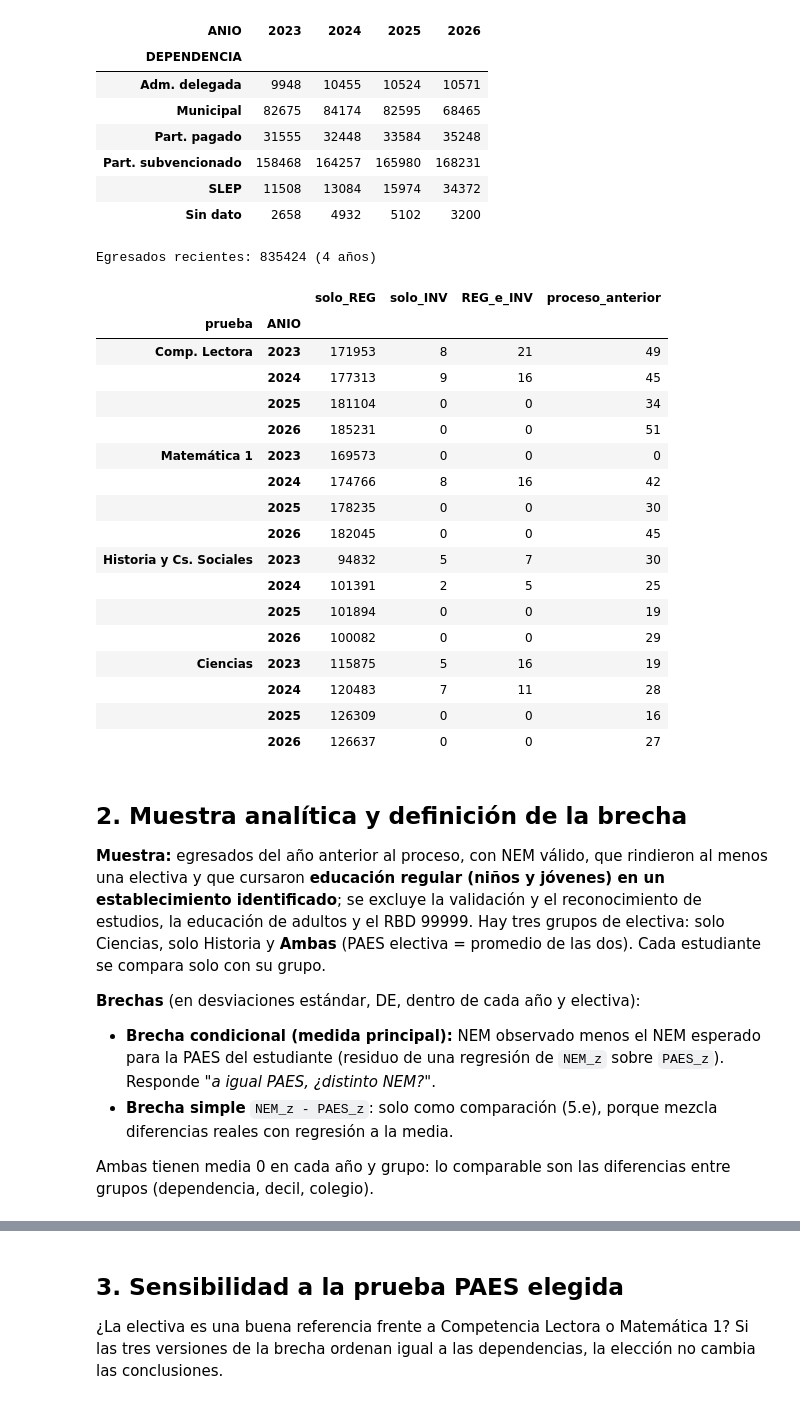
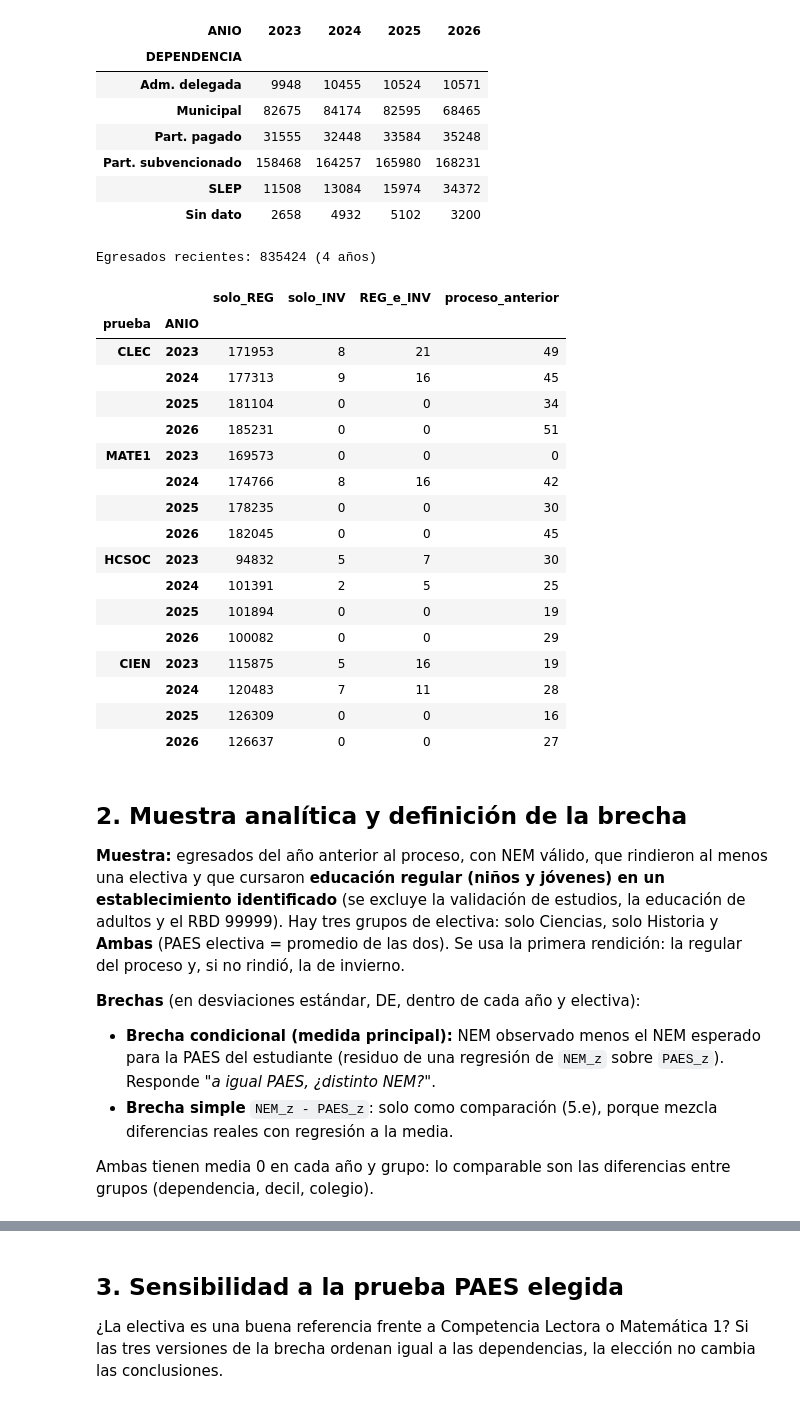
Before and after one commit to msegoviag2007/imt2200, a Jupyter notebook: notebooks/02_eda.ipynb, the cells around one changed output, grey strips where cells are left out. Cells and saved outputs as stored; diff of their text form; code cells hidden in the pictures.

```diff
--- a/notebooks/02_eda.ipynb
+++ b/notebooks/02_eda.ipynb
@@ -55,0 +9,14 @@ Panel: 1240008 inscritos, años [2023, 2024, 2025, 2026]
+# %%
+# Librerías, funciones del proyecto (src/) y carga del panel.
+import sys
+
+import matplotlib.pyplot as plt
+import numpy as np
+import pandas as pd
+from scipy.stats.contingency import association
+
+sys.path.insert(0, '..')  # para importar src/ desde notebooks/
+from src.funciones import estandarizar, mostrar  # noqa: E402
+
+panel = pd.read_parquet('../data/processed/panel_completo.parquet')
+print(f'Panel: {len(panel)} inscritos')
@@ -100,42 +76,40 @@ display(pd.crosstab(dependencia.fillna('Sin dato'), panel_completo['ANIO']))
 | SLEP | 11508 | 13084 | 15974 | 34372 |
 | Sin dato | 2658 | 4932 | 5102 | 3200 |
 # %%
-# 1.c ¿Cuál es la "primera rendición"? Entre egresados recientes, cuántos
-# rindieron cada prueba solo en diciembre (REG), solo en junio (INV), en
-# ambas, o en el proceso anterior. Si casi nadie rinde INV ni el proceso
-# anterior, la primera rendición es en la práctica la regular.
-recientes = panel_completo[panel_completo['ANYO_DE_EGRESO']
-                           == panel_completo['ANIO'] - EGRESO_OFFSET]
-filas = []
-for prueba in PRUEBAS_PAES:
-    reg = puntaje_valido(recientes[f'{prueba}_REG_ACTUAL'])
-    inv = puntaje_valido(recientes[f'{prueba}_INV_ACTUAL'])
-    ant = (puntaje_valido(recientes[f'{prueba}_REG_ANTERIOR'])
-           | puntaje_valido(recientes[f'{prueba}_INV_ANTERIOR']))
-    conteo = pd.DataFrame({'solo_REG': reg & ~inv, 'solo_INV': inv & ~reg,
-                           'REG_e_INV': reg & inv, 'proceso_anterior': ant})
-    tabla = conteo.groupby(recientes['ANIO']).sum()
-    tabla.insert(0, 'prueba', PRUEBAS_PAES[prueba])
-    filas.append(tabla)
+# 1.c ¿Cuál es la "primera rendición"? Entre egresados recientes (egresaron el
+# año anterior al proceso), cuántos rindieron cada prueba solo en diciembre
+# (REG), solo en junio (INV), en ambas o en el proceso anterior.
+recientes = panel[panel['ANYO_DE_EGRESO'] == panel['ANIO'] - 1]
+partes = []
+for prueba in ['CLEC', 'MATE1', 'HCSOC', 'CIEN']:
+    reg = recientes[f'{prueba}_REG_ACTUAL'] > 0
+    inv = recientes[f'{prueba}_INV_ACTUAL'] > 0
+    anterior = ((recientes[f'{prueba}_REG_ANTERIOR'] > 0)
+                | (recientes[f'{prueba}_INV_ANTERIOR'] > 0))
+    conteo = pd.DataFrame({'prueba': prueba, 'ANIO': recientes['ANIO'],
+                           'solo_REG': reg & ~inv, 'solo_INV': inv & ~reg,
+                           'REG_e_INV': reg & inv,
+                           'proceso_anterior': anterior})
+    partes.append(conteo.groupby(['prueba', 'ANIO']).sum())
 print(f'Egresados recientes: {len(recientes)} (4 años)')
-display(pd.concat(filas).reset_index().set_index(['prueba', 'ANIO']))
+display(pd.concat(partes))
 # %% [output]
 Egresados recientes: 835424 (4 años)
 |  |  | solo_REG | solo_INV | REG_e_INV | proceso_anterior |
 | prueba | ANIO |  |  |  |  |
-| Comp. Lectora | 2023 | 171953 | 8 | 21 | 49 |
+| CLEC | 2023 | 171953 | 8 | 21 | 49 |
 |  | 2024 | 177313 | 9 | 16 | 45 |
 |  | 2025 | 181104 | 0 | 0 | 34 |
 |  | 2026 | 185231 | 0 | 0 | 51 |
-| Matemática 1 | 2023 | 169573 | 0 | 0 | 0 |
+| MATE1 | 2023 | 169573 | 0 | 0 | 0 |
 |  | 2024 | 174766 | 8 | 16 | 42 |
 |  | 2025 | 178235 | 0 | 0 | 30 |
 |  | 2026 | 182045 | 0 | 0 | 45 |
-| Historia y Cs. Sociales | 2023 | 94832 | 5 | 7 | 30 |
+| HCSOC | 2023 | 94832 | 5 | 7 | 30 |
 |  | 2024 | 101391 | 2 | 5 | 25 |
 |  | 2025 | 101894 | 0 | 0 | 19 |
 |  | 2026 | 100082 | 0 | 0 | 29 |
-| Ciencias | 2023 | 115875 | 5 | 16 | 19 |
+| CIEN | 2023 | 115875 | 5 | 16 | 19 |
 |  | 2024 | 120483 | 7 | 11 | 28 |
 |  | 2025 | 126309 | 0 | 0 | 16 |
 |  | 2026 | 126637 | 0 | 0 | 27 |
@@ -144,10 +118,10 @@ Egresados recientes: 835424 (4 años)
 
 **Muestra:** egresados del año anterior al proceso, con NEM válido, que rindieron al
 menos una electiva y que cursaron **educación regular (niños y jóvenes) en un
-establecimiento identificado**; se excluye la validación y el reconocimiento de
-estudios, la educación de adultos y el RBD 99999. Hay tres grupos de electiva: solo
-Ciencias, solo Historia y **Ambas** (PAES electiva = promedio de las dos). Cada
-estudiante se compara solo con su grupo.
+establecimiento identificado** (se excluye la validación de estudios, la educación
+de adultos y el RBD 99999). Hay tres grupos de electiva: solo Ciencias, solo
+Historia y **Ambas** (PAES electiva = promedio de las dos). Se usa la primera
+rendición: la regular del proceso y, si no rindió, la de invierno.
 
 **Brechas** (en desviaciones estándar, DE, dentro de cada año y electiva):
 
```
Also changed, not shown: parts of 31 cells of this notebook, 14 other files.
